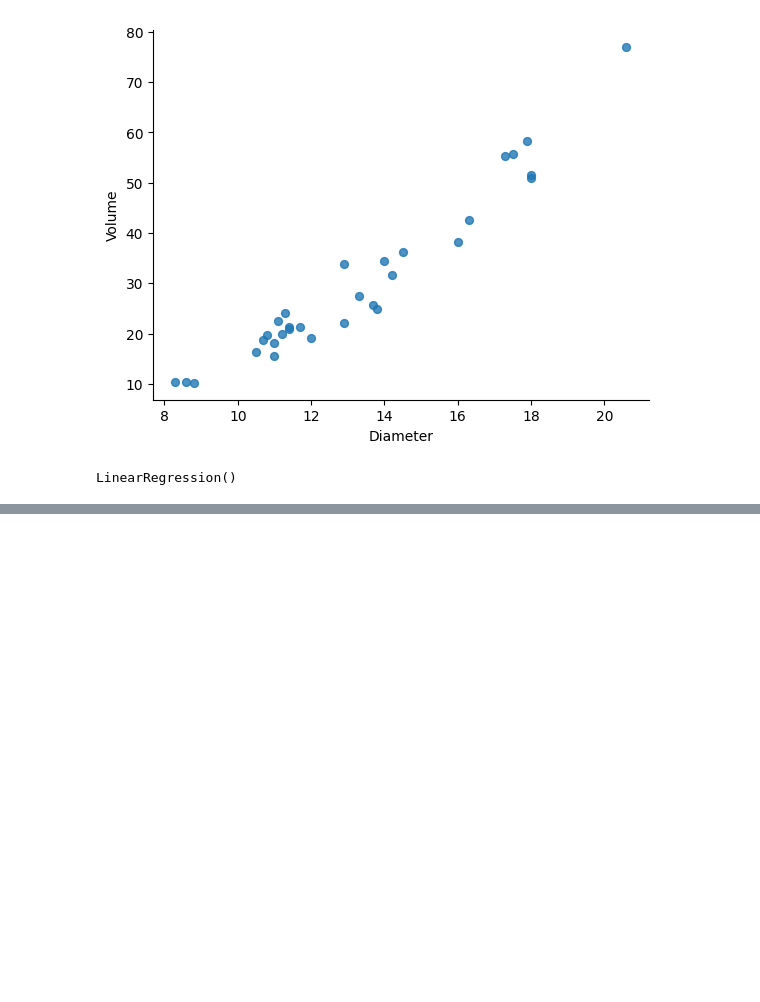
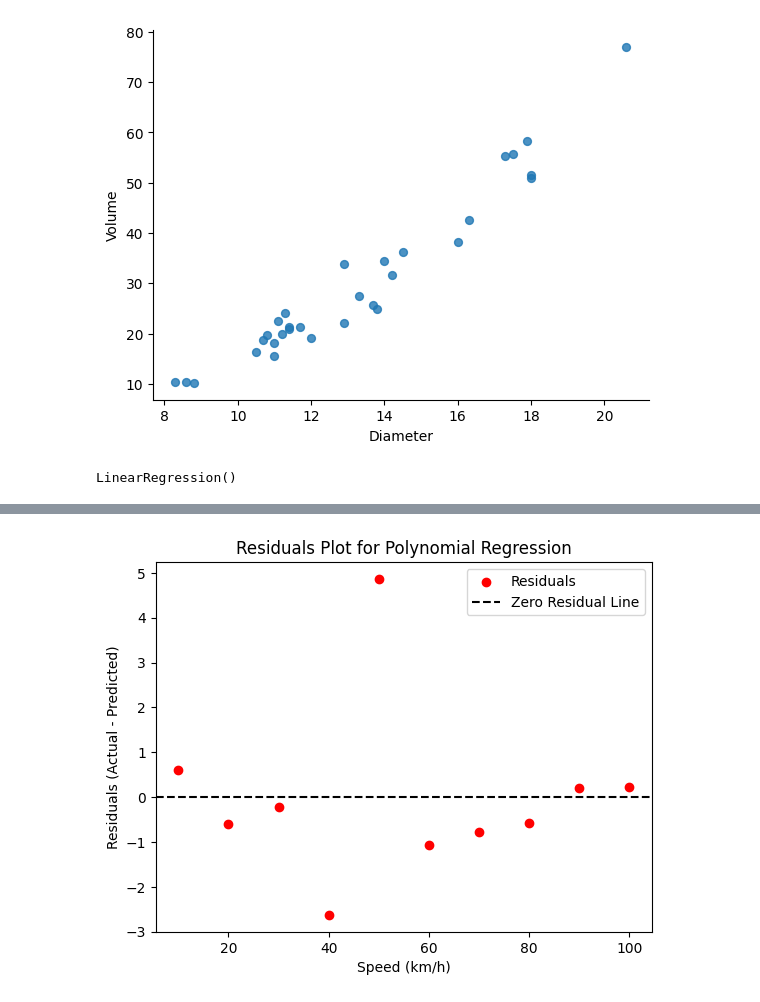
Before and after one commit to richarddushime/exercise, a Jupyter notebook: Polynomial_Regression.ipynb, the cells around one changed output, grey strips where cells are left out. Drawn from its saved outputs; the diff is of its cells as text; code cells hidden in the pictures; blank space fills up the shorter version.

```diff
--- a/Polynomial_Regression.ipynb
+++ b/Polynomial_Regression.ipynb
@@ -59,0 +122,15 @@ plt.show()
+# %%
+# Residuals Calculation
+predicted_distance = model.predict(X_poly)
+residuals = distance - predicted_distance
+
+# Plot Residuals
+plt.scatter(speed, residuals, color='red', marker='o', label="Residuals")
+plt.axhline(y=0, color='black', linestyle='--', label="Zero Residual Line")
+plt.xlabel("Speed (km/h)")
+plt.ylabel("Residuals (Actual - Predicted)")
+plt.title("Residuals Plot for Polynomial Regression")
+plt.legend()
+plt.show()
+# %% [output]
+[figure, added]
```
Also changed, not shown: parts of 10 cells of this notebook.
